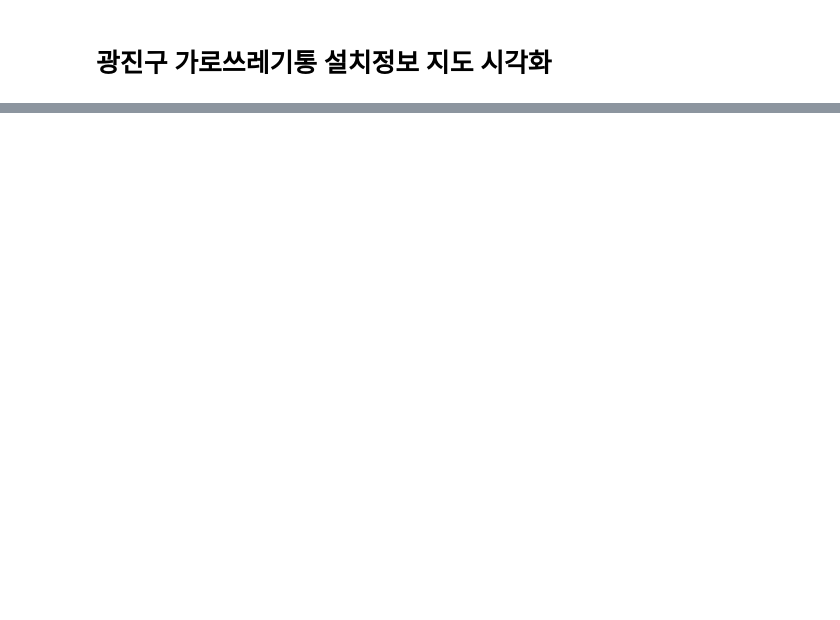
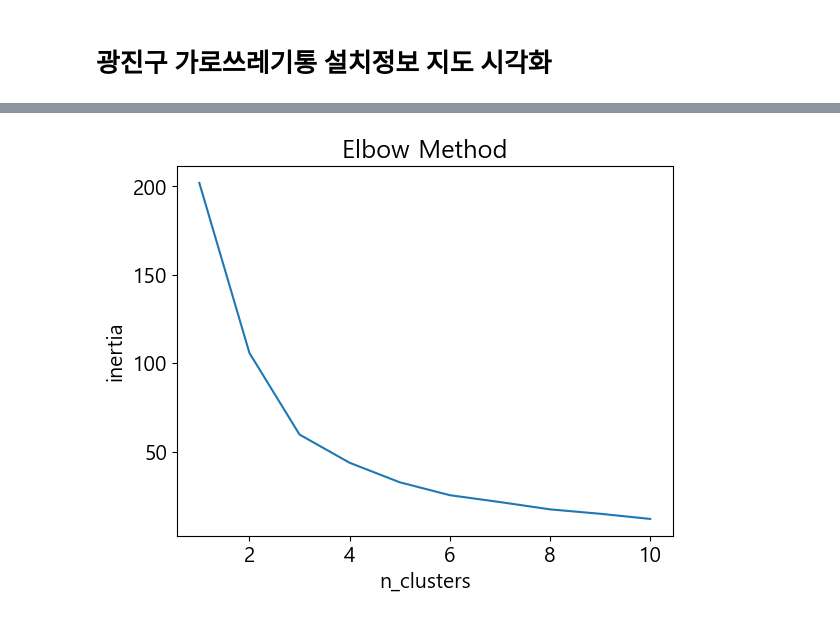
Before and after one commit to hyeeunjeong/bigdata, a Jupyter notebook: 광진구 빅데이터 분석.ipynb, the cells around one changed output, grey strips where cells are left out. Saved outputs shown, nothing was run; the diff lists cells and outputs as text; code cells hidden in the pictures; blank space fills up the shorter version.

```diff
--- a/광진구 빅데이터 분석.ipynb
+++ b/광진구 빅데이터 분석.ipynb
@@ -118,7 +116,7 @@ for i in new_df['설치위치(도로명 주소)']:
     latitude.append(a2[0])
     longtitude.append(a2[1])
 
-address_df = pd.DataFrame({'도로명 주소': new_df['설치위치(도로명 주소)'],'위도':latitude,'경도':longtitude})
+address_df = pd.DataFrame({'자치구명': df1['자치구명'],'도로명 주소': new_df['설치위치(도로명 주소)'],'위도':latitude,'경도':longtitude})
 address_df
 
 # mean_lat=address_df['위도'].mean()
@@ -138,0 +144,6 @@ gwangjin_trash
+# %%
+file1=pd.read_excel('광진구 빅데이터 가로쓰레기통 설치정보 모델링용.xlsx')
+file2=pd.read_excel('인구수 비례 행정동 배출량 수정.xlsx')
+result=pd.merge(file1, file2)
+result_df=pd.DataFrame(data=result)
+result_df
@@ -138,0 +170,3 @@ gwangjin_trash
+# %%
+cluster_data=pd.DataFrame(data=result_df)
+cluster_data
@@ -138,0 +203,6 @@ gwangjin_trash
+# %%
+from sklearn.preprocessing import StandardScaler
+sc = StandardScaler()
+#X = sc.fit_transform(cluster_data[['위도', '경도', '중곡1동', '중곡2동', '중곡3동', '중곡4동', '능동']])
+X = sc.fit_transform(cluster_data.iloc[:, 2:])
+X[:5]
@@ -138,0 +220,15 @@ gwangjin_trash
+# %%
+from sklearn.cluster import KMeans
+inertia_list = []
+for i in range(1, 11):
+    kmeans = KMeans(n_clusters=i, init='k-means++', random_state=0)
+    kmeans.fit(X)
+    inertia_list.append(kmeans.inertia_) # 각 지점으로부터 클러스터의 중심(centroid) 까지의 거리의 제곱의 합
+
+plt.plot(range(1, 11), inertia_list)
+plt.title('Elbow Method')
+plt.xlabel('n_clusters')
+plt.ylabel('inertia')
+plt.show()
+# %% [output]
+[figure, added]
```
Also changed, not shown: parts of 17 cells of this notebook, 2 other files.
